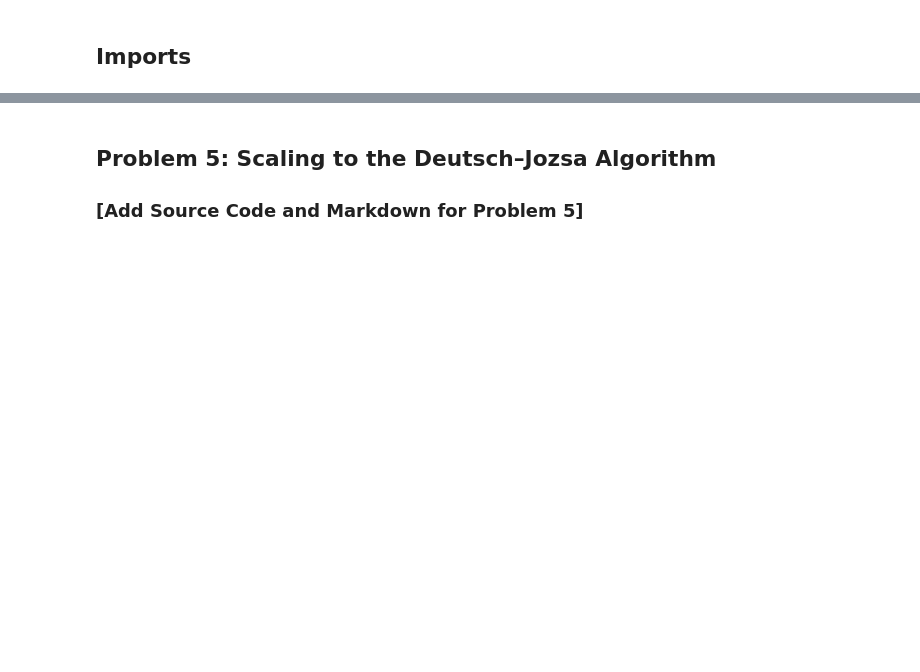
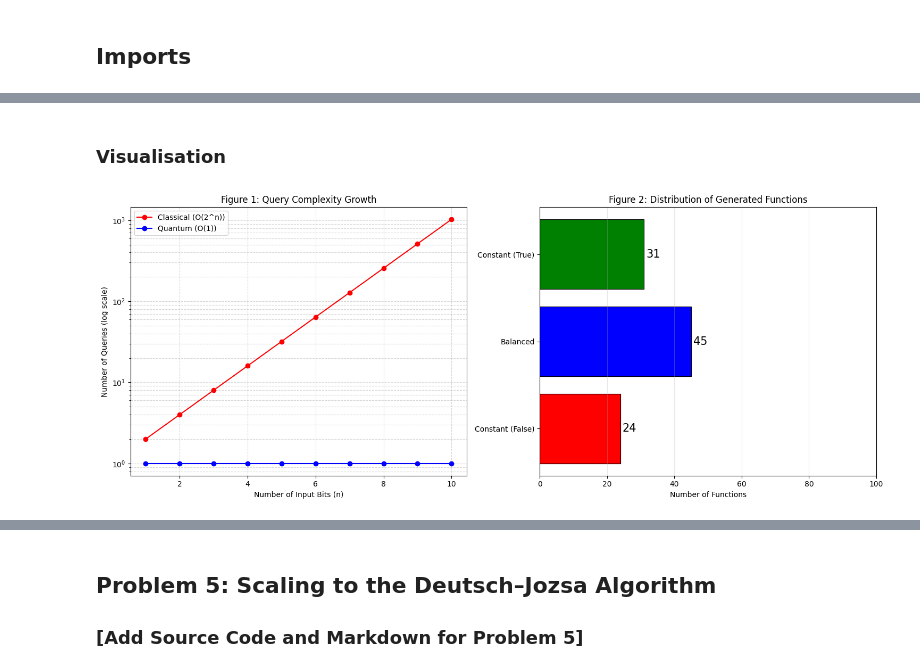
Before and after one commit to tomaspettit2506/ET-G00419414, a Jupyter notebook: problems.ipynb, the cells around one changed output, grey strips where cells are left out. Cells and saved outputs as stored; diff of their text form; code cells hidden in the pictures; blank space fills up the shorter version.

Commit message:
Update Problem 1 - 2, including the two (2 figures)

```diff
--- a/problems.ipynb
+++ b/problems.ipynb
@@ -62,0 +102,20 @@ Generated function: constant
+# %%
+# Generate a test function
+test_function = random_constant_balanced()
+
+# Test the generated function with all input combinations
+input_combinations = list(product([False, True], repeat=4))
+results = [test_function(*inputs) for inputs in input_combinations]
+
+# Count the number of True outputs
+true_count = sum(results)
+print(f"Number of True outputs: {true_count} (should be 0, 8, or 16)")
+
+if true_count == 0:
+    print("The function is constant (always False).")
+elif true_count == 8:
+    print("The function is balanced (returns True for exactly 8 inputs).")
+elif true_count == 16:
+    print("The function is constant (always True).")
+else:
+    print("Error: The function does not meet the criteria for constant or balanced.")
@@ -62,0 +125,59 @@ Generated function: constant
+# %% [markdown]
+### Visualisation
+# %%
+# Create figure with two subplots side by side
+fig, (ax1, ax2) = plt.subplots(1, 2, figsize=(15, 6))
+
+# Figure 1: Query Complexity Growth (Classical vs Quantum)
+n_values = np.arange(1, 11)  # Number of input bits from 1 to 10
+classical_queries = 2 ** n_values  # Classical query complexity: O(2^n)
+quantum_queries = np.ones_like(n_values)  # Quantum query complexity: O(1)
+
+ax1.plot(n_values, classical_queries, label='Classical (O(2^n))', marker='o', color='red')
+ax1.plot(n_values, quantum_queries, label='Quantum (O(1))', marker='o', color='blue')
+ax1.set_yscale('log')  # Use logarithmic scale for better visibility
+ax1.set_xlabel('Number of Input Bits (n)')
+ax1.set_ylabel('Number of Queries (log scale)')
+ax1.set_title('Figure 1: Query Complexity Growth')
+ax1.legend()
+ax1.grid(True, which="both", ls="--", alpha=0.5)
+
+# Figure 2: Distribution validation across 100 generated functions
+num_functions = 100
+true_counts = []
+
+for _ in range(num_functions):
+    f = random_constant_balanced()
+    all_inputs = list(product([False, True], repeat=4))
+    true_count = sum(f(*input_combo) for input_combo in all_inputs)
+    true_counts.append(true_count)
+
+# Count occurrences at each valid value (0, 8, or 16)
+counts_at_0 = true_counts.count(0)
+counts_at_8 = true_counts.count(8)
+counts_at_16 = true_counts.count(16)
+
+# Create bar chart showing distribution (horizontal	bars for better readability)
+categories = ['Constant (False)', 'Balanced', 'Constant (True)']
+counts = [counts_at_0, counts_at_8, counts_at_16]
+ax2.barh(categories, counts, color=['red', 'blue', 'green'], edgecolor='black', linewidth=0.85)
+ax2.set_xlim(0, num_functions)  # Set x-axis limit to total number of functions
+
+for i, count in enumerate(counts):
+				ax2.text(count + 0.6, i, str(count), va='center', ha='left', fontdict={'size': 15})  # Add count labels to bars
+
+ax2.set_xlabel('Number of Functions')
+ax2.set_title('Figure 2: Distribution of Generated Functions')
+ax2.grid(True, alpha=0.3, axis='x')
+
+plt.tight_layout()
+plt.savefig('img/figure1_2.png', dpi=150)  # Save the figure with high resolution
+plt.show()
+
+# Print statistical summary
+print(f"\nDistribution Summary:")
+print(f"Constant (False): {counts_at_0}% ({counts_at_0} functions)")
+print(f"Balanced:         {counts_at_8}% ({counts_at_8} functions)")
+print(f"Constant (True):  {counts_at_16}% ({counts_at_16} functions)")
+# %% [output]
+[figure, added]
```
Also changed, not shown: parts of 17 cells of this notebook, 3 other files.
